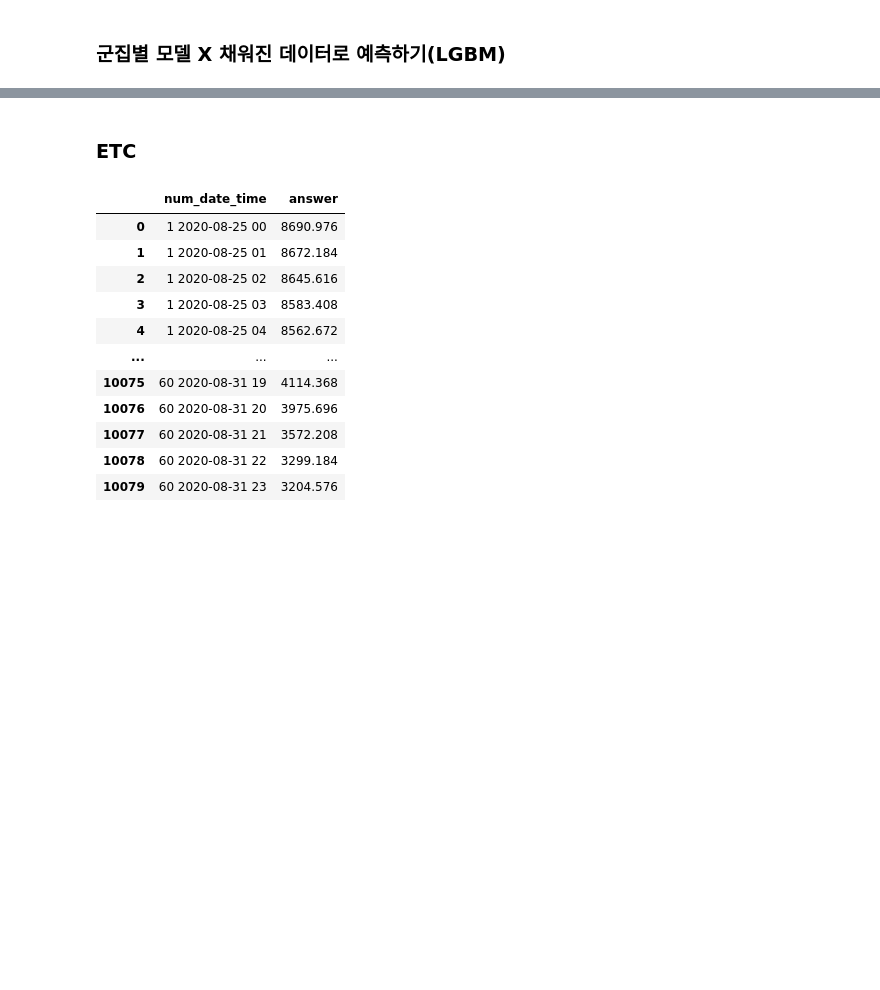
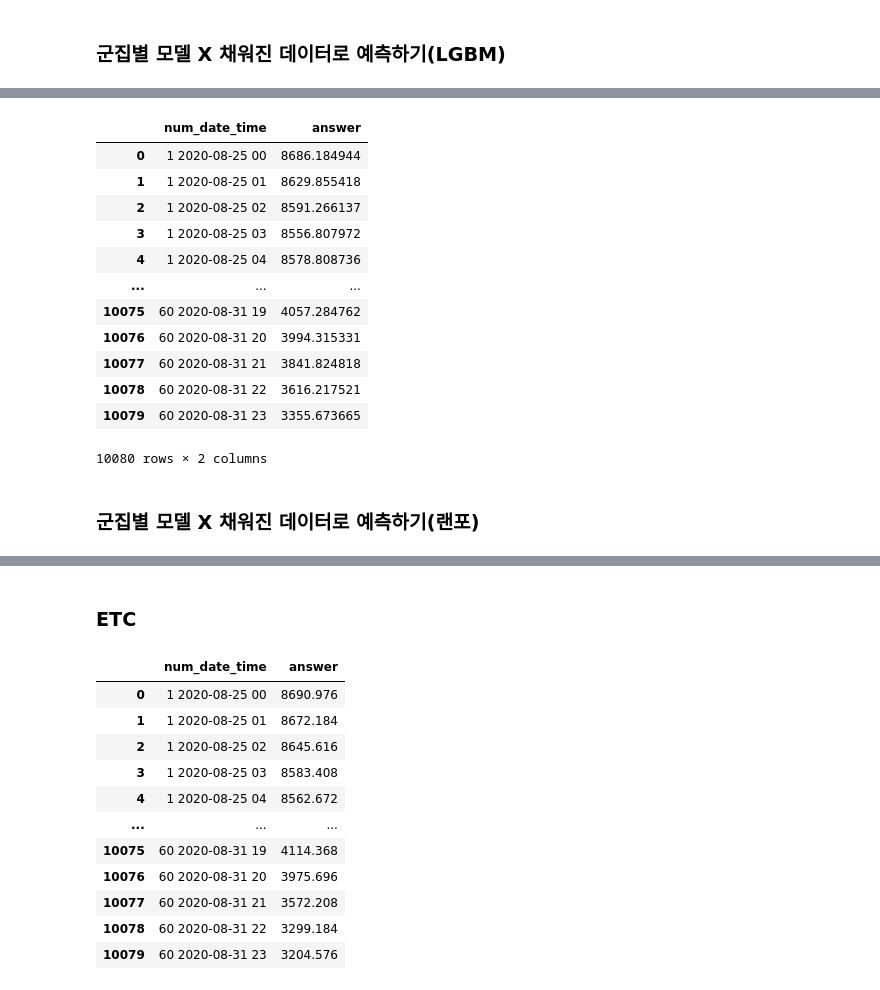
Before and after one commit to thinpig99/dacon_energy, a Jupyter notebook: energy_EDA1_210528.ipynb, the cells around one changed output, grey strips where cells are left out. Drawn from its saved outputs; the diff is of its cells as text; code cells hidden in the pictures; blank space fills up the shorter version.

```diff
--- a/energy_EDA1_210528.ipynb
+++ b/energy_EDA1_210528.ipynb
@@ -893,0 +1100,27 @@ sub
+# %%
+oof_pred = np.sum(preds, axis=0)/5
+# %%
+test_cl_3['pred'] = oof_pred
+# %%
+test_cl_preds = pd.concat([test_cl_0, test_cl_1, test_cl_2, test_cl_3], axis=0).sort_index()
+# %%
+sub.answer = test_cl_preds.pred
+# %%
+sub.to_csv('submission/210604_lgbm-vanila_each-clustersXfilled-hours.csv', index=False)
+sub
+# %% [output]
+|  | num_date_time | answer |
+| 0 | 1 2020-08-25 00 | 8686.184944 |
+| 1 | 1 2020-08-25 01 | 8629.855418 |
+| 2 | 1 2020-08-25 02 | 8591.266137 |
+| 3 | 1 2020-08-25 03 | 8556.807972 |
+| 4 | 1 2020-08-25 04 | 8578.808736 |
+| ... | ... | ... |
+| 10075 | 60 2020-08-31 19 | 4057.284762 |
+| 10076 | 60 2020-08-31 20 | 3994.315331 |
+| 10077 | 60 2020-08-31 21 | 3841.824818 |
+| 10078 | 60 2020-08-31 22 | 3616.217521 |
+| 10079 | 60 2020-08-31 23 | 3355.673665 |
+10080 rows × 2 columns
+# %% [markdown]
+### 군집별 모델 X 채워진 데이터로 예측하기(랜포)
```
Also changed, not shown: parts of 47 cells of this notebook, 2 other files.
